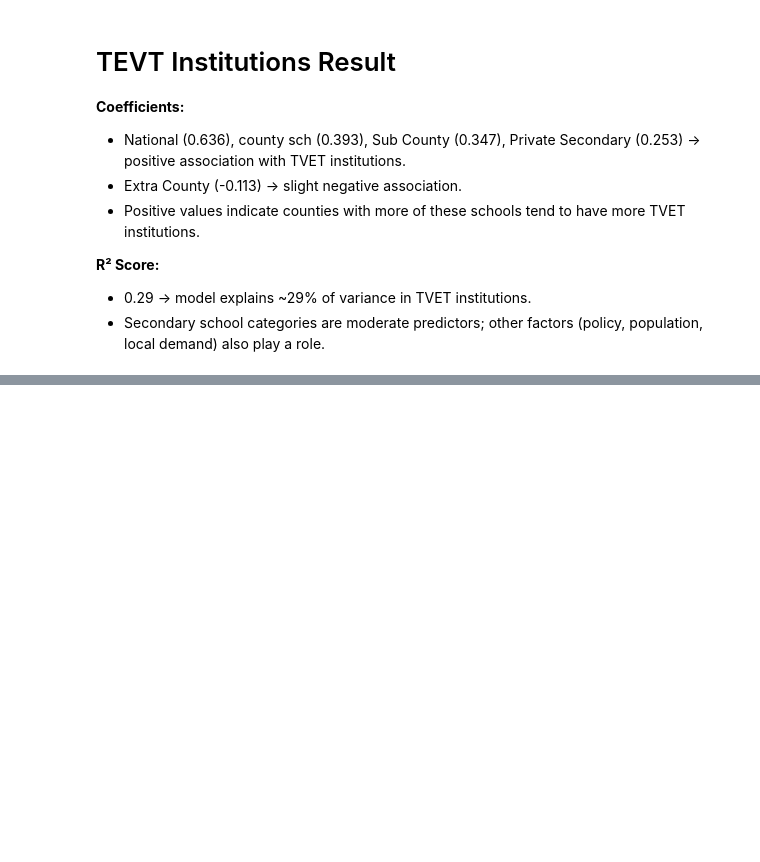
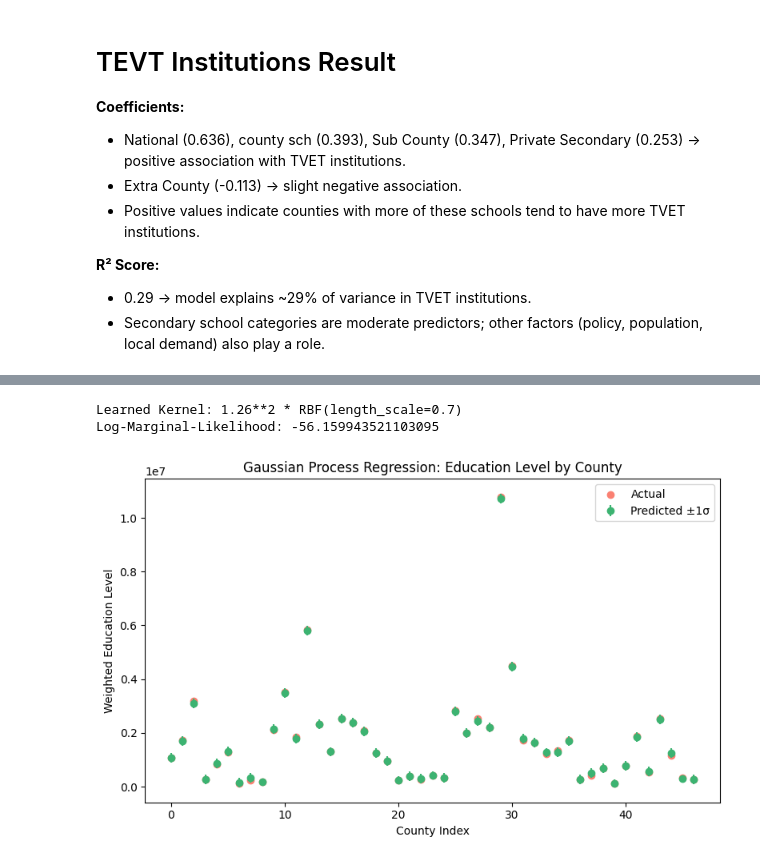
Before and after one commit to ChiriKamau/soma, a Jupyter notebook: notebooks/In_school.ipynb, the cells around one changed output, grey strips where cells are left out. Saved outputs shown, nothing was run; the diff lists cells and outputs as text; code cells hidden in the pictures; blank space fills up the shorter version.

```diff
--- a/notebooks/In_school.ipynb
+++ b/notebooks/In_school.ipynb
@@ -682,0 +796,33 @@ R^2 score: 0.2855123787186852
+# %%
+from sklearn.gaussian_process import GaussianProcessRegressor
+from sklearn.gaussian_process.kernels import RBF, ConstantKernel as C
+import numpy as np
+
+# --- Gaussian Process Regression ---
+# Kernel: Constant * RBF (smooth non-linear function)
+kernel = C(1.0, (1e-3, 1e3)) * RBF(length_scale=1.0, length_scale_bounds=(1e-2, 1e2))
+
+gp_model = GaussianProcessRegressor(kernel=kernel, n_restarts_optimizer=10, alpha=1e-2, normalize_y=True)
+gp_model.fit(X_scaled_edu, y_edu)
+
+# Predict
+y_gp_pred, sigma = gp_model.predict(X_scaled_edu, return_std=True)
+
+# Learned kernel
+print("Learned Kernel:", gp_model.kernel_)
+print("Log-Marginal-Likelihood:", gp_model.log_marginal_likelihood_value_)
+
+# Plot predicted vs actual education level
+plt.figure(figsize=(8,5))
+plt.errorbar(range(len(y_edu)), y_gp_pred, yerr=sigma, fmt='o', color="mediumseagreen", label="Predicted ±1σ")
+plt.scatter(range(len(y_edu)), y_edu, color="salmon", label="Actual")
+plt.xlabel("County Index")
+plt.ylabel("Weighted Education Level")
+plt.title("Gaussian Process Regression: Education Level by County")
+plt.legend()
+plt.tight_layout()
+plt.show()
+# %% [output]
+Learned Kernel: 1.26**2 * RBF(length_scale=0.7)
+Log-Marginal-Likelihood: -56.159943521103095
+[figure, added]
```
Also changed, not shown: parts of 6 cells of this notebook.
